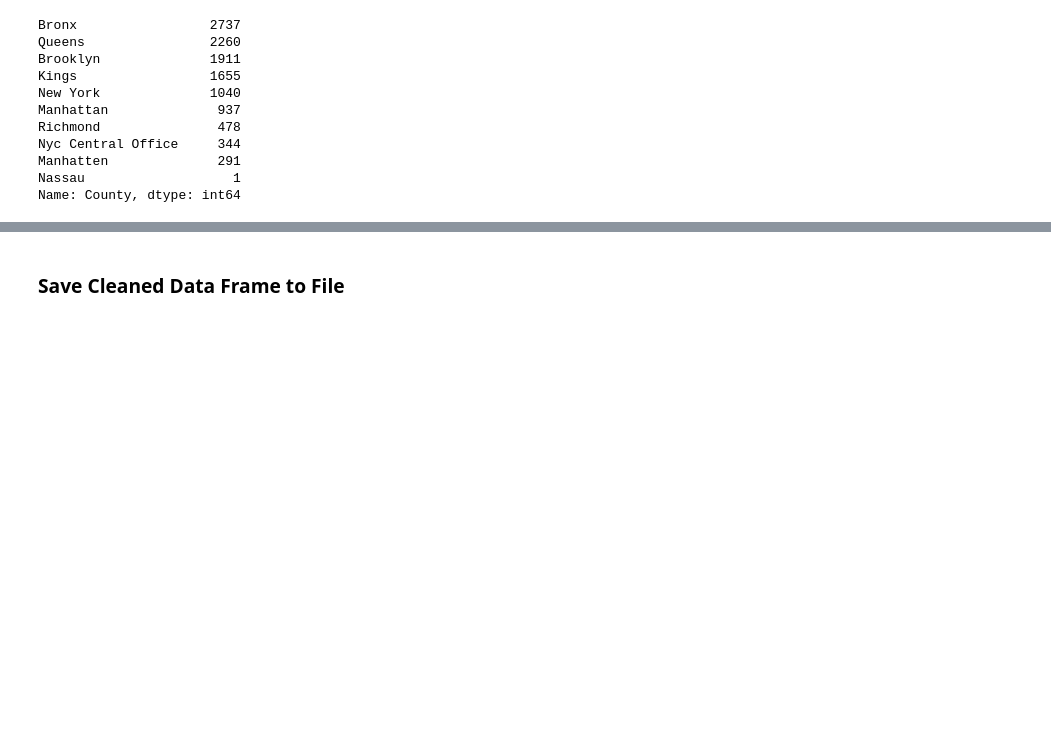
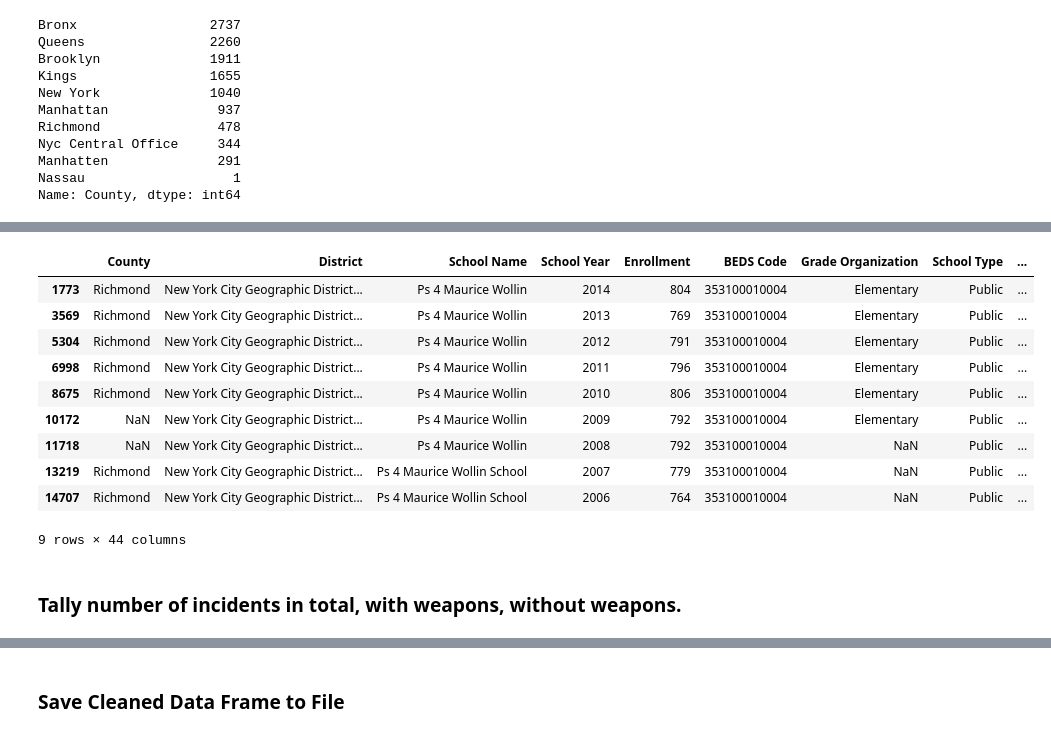
Before and after one commit to mmillervedam/INFOW18_FinalProject, a Jupyter notebook: VADIR_cleanup_part2.ipynb, the cells around one changed output, grey strips where cells are left out. Saved outputs shown, nothing was run; the diff lists cells and outputs as text; code cells hidden in the pictures; blank space fills up the shorter version.

```diff
--- a/VADIR_cleanup_part2.ipynb
+++ b/VADIR_cleanup_part2.ipynb
@@ -293,0 +305,7 @@ Name: School Name, dtype: object
+# %%
+# Get indices with School type'Charter School'
+indices = vadir_df[vadir_df['School Type'] == 'Charter School'].index.tolist()
+vadir_df.loc[indices, 'School Type'] = 'Charter'
+
+# Check counts to confirm change
+vadir_df['School Type'].value_counts()
@@ -293,0 +323,3 @@ Name: School Name, dtype: object
+# %%
+# Adjust 'School Name' values to all have the same capitalization
+vadir_df['School Name']= vadir_df['School Name'].apply(lambda x: x.title() if type(x) == type('s') else x)
@@ -293,0 +358,17 @@ Name: School Name, dtype: object
+# %%
+# Aha.... this is going to be a pain to fix.
+vadir_df[vadir_df['BEDS Code'] == '353100010004']
+# %% [output]
+|  | County | District | School Name | School Year | Enrollment | BEDS Code | Grade Organization | School Type | ... |
+| 1773 | Richmond | New York City Geographic District... | Ps 4 Maurice Wollin | 2014 | 804 | 353100010004 | Elementary | Public | ... |
+| 3569 | Richmond | New York City Geographic District... | Ps 4 Maurice Wollin | 2013 | 769 | 353100010004 | Elementary | Public | ... |
+| 5304 | Richmond | New York City Geographic District... | Ps 4 Maurice Wollin | 2012 | 791 | 353100010004 | Elementary | Public | ... |
+| 6998 | Richmond | New York City Geographic District... | Ps 4 Maurice Wollin | 2011 | 796 | 353100010004 | Elementary | Public | ... |
+| 8675 | Richmond | New York City Geographic District... | Ps 4 Maurice Wollin | 2010 | 806 | 353100010004 | Elementary | Public | ... |
+| 10172 | NaN | New York City Geographic District... | Ps 4 Maurice Wollin | 2009 | 792 | 353100010004 | Elementary | Public | ... |
+| 11718 | NaN | New York City Geographic District... | Ps 4 Maurice Wollin | 2008 | 792 | 353100010004 | NaN | Public | ... |
+| 13219 | Richmond | New York City Geographic District... | Ps 4 Maurice Wollin School | 2007 | 779 | 353100010004 | NaN | Public | ... |
+| 14707 | Richmond | New York City Geographic District... | Ps 4 Maurice Wollin School | 2006 | 764 | 353100010004 | NaN | Public | ... |
+9 rows × 44 columns
+# %% [markdown]
+### Tally number of incidents in total, with weapons, without weapons.
```
Also changed, not shown: parts of 20 cells of this notebook, 1 other file.
